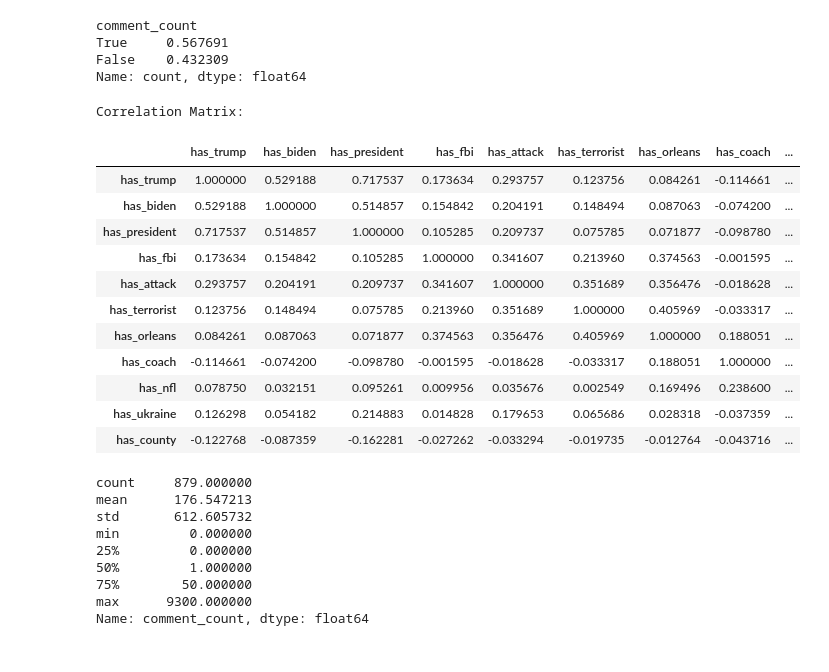
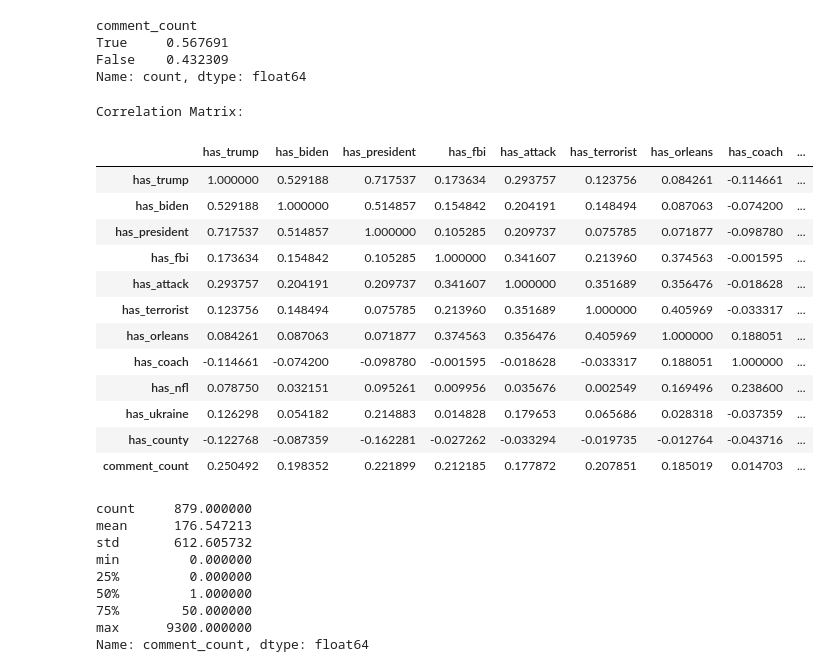
Before and after one commit to scarcamo/text_analysis_yahoo, a Jupyter notebook: yahoo_news_text.ipynb, the cells around one changed output. Drawn from its saved outputs; the diff is of its cells as text; code cells hidden in the pictures.

```diff
--- a/yahoo_news_text.ipynb
+++ b/yahoo_news_text.ipynb
@@ -657,24 +669,25 @@ False    0.432309
 Name: count, dtype: float64
 # %%
 corr_matrix = df[['has_trump', 'has_biden', 'has_president', 'has_fbi',
-                  'has_attack', 'has_terrorist', 'has_orleans', 'has_coach', 'has_nfl', 'has_ukraine', 'has_county']].corr()
+                  'has_attack', 'has_terrorist', 'has_orleans', 'has_coach', 'has_nfl', 'has_ukraine', 'has_county', 'comment_count']].corr()
 
 print("Correlation Matrix:")
 corr_matrix
 # %% [output]
 Correlation Matrix:
 |  | has_trump | has_biden | has_president | has_fbi | has_attack | has_terrorist | has_orleans | has_coach | ... |
 | has_trump | 1.000000 | 0.529188 | 0.717537 | 0.173634 | 0.293757 | 0.123756 | 0.084261 | -0.114661 | ... |
 | has_biden | 0.529188 | 1.000000 | 0.514857 | 0.154842 | 0.204191 | 0.148494 | 0.087063 | -0.074200 | ... |
 | has_president | 0.717537 | 0.514857 | 1.000000 | 0.105285 | 0.209737 | 0.075785 | 0.071877 | -0.098780 | ... |
 | has_fbi | 0.173634 | 0.154842 | 0.105285 | 1.000000 | 0.341607 | 0.213960 | 0.374563 | -0.001595 | ... |
 | has_attack | 0.293757 | 0.204191 | 0.209737 | 0.341607 | 1.000000 | 0.351689 | 0.356476 | -0.018628 | ... |
 | has_terrorist | 0.123756 | 0.148494 | 0.075785 | 0.213960 | 0.351689 | 1.000000 | 0.405969 | -0.033317 | ... |
 | has_orleans | 0.084261 | 0.087063 | 0.071877 | 0.374563 | 0.356476 | 0.405969 | 1.000000 | 0.188051 | ... |
 | has_coach | -0.114661 | -0.074200 | -0.098780 | -0.001595 | -0.018628 | -0.033317 | 0.188051 | 1.000000 | ... |
 | has_nfl | 0.078750 | 0.032151 | 0.095261 | 0.009956 | 0.035676 | 0.002549 | 0.169496 | 0.238600 | ... |
 | has_ukraine | 0.126298 | 0.054182 | 0.214883 | 0.014828 | 0.179653 | 0.065686 | 0.028318 | -0.037359 | ... |
 | has_county | -0.122768 | -0.087359 | -0.162281 | -0.027262 | -0.033294 | -0.019735 | -0.012764 | -0.043716 | ... |
+| comment_count | 0.250492 | 0.198352 | 0.221899 | 0.212185 | 0.177872 | 0.207851 | 0.185019 | 0.014703 | ... |
 # %%
 scale_pos_weight = (df['comment_count']>0).sum()/(df['comment_count']==0).sum()
 # %%
```
Also changed, not shown: parts of 26 cells of this notebook.
